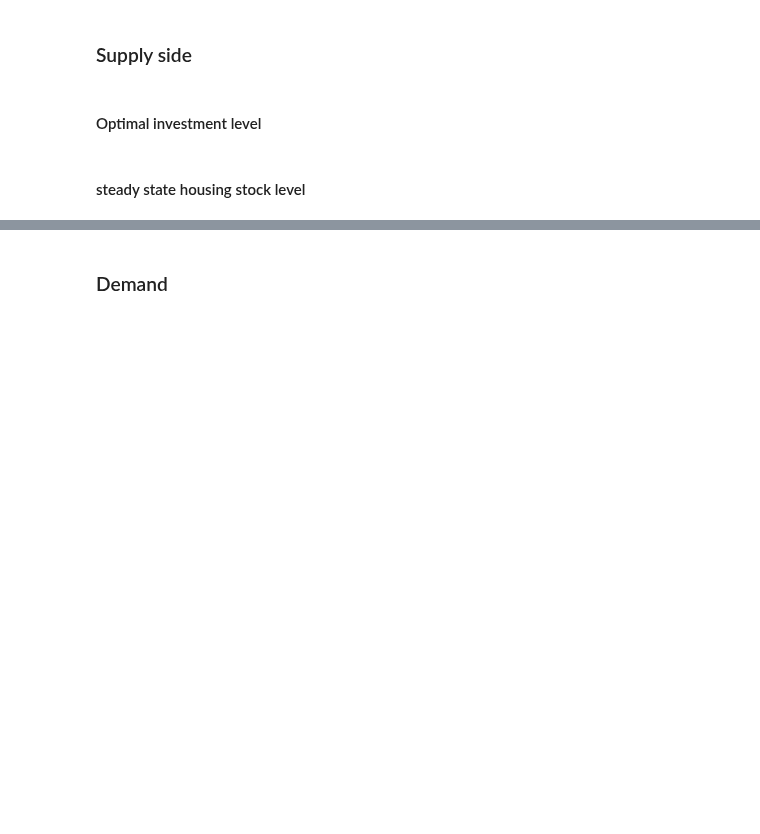
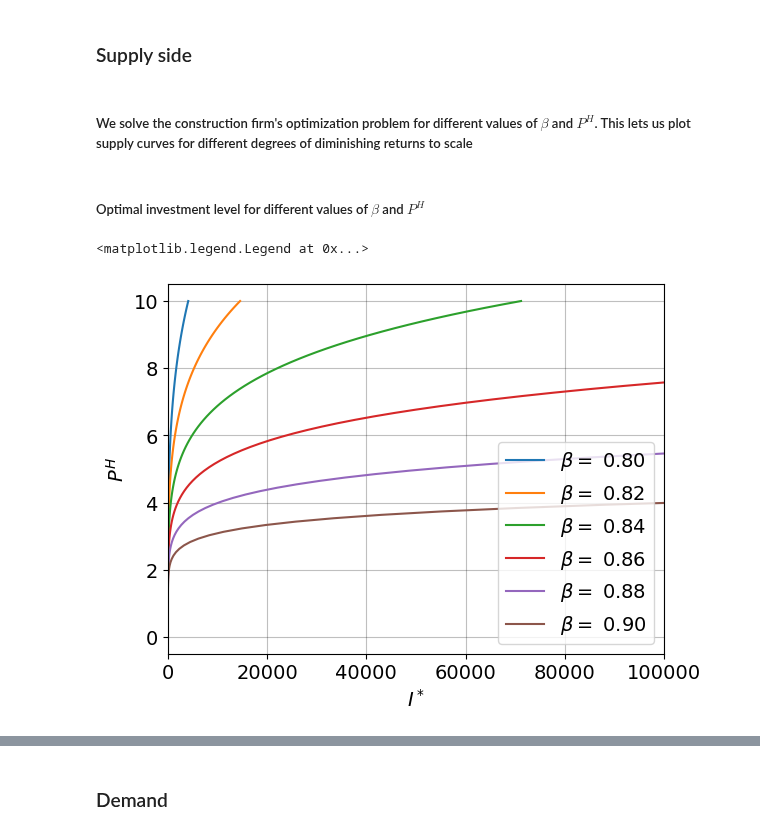
Before and after one commit to NumEconCopenhagen/projects-2023-vennerne, a Jupyter notebook: modelproject/modelproject.ipynb, the cells around one changed output, grey strips where cells are left out. Drawn from its saved outputs; the diff is of its cells as text; code cells hidden in the pictures; blank space fills up the shorter version.

```diff
--- a/modelproject/modelproject.ipynb
+++ b/modelproject/modelproject.ipynb
@@ -309,4 +370,6 @@ plt.show()
 ## Numerical solution
 # %% [markdown]
 ### Supply side
+# %% [markdown]
+##### We solve the construction firm's optimization problem for different values of $\beta$ and $P^H$. This lets us plot supply curves for different degrees of diminishing returns to scale
 # %%
@@ -326,35 +401,13 @@ print(pi)
-# %%
-def profit(I, PH, P, A, beta):
-    return PH*I - P*(I/A)**(1/beta)
-
-P = 1
-A = 1
-delta = 0.02
-
-# Define range of beta and PH values
-beta_values = np.linspace(0.8, 0.9, num=6)
-PH_values = np.linspace(1, 4, num=100)
-
-# Create an empty array to store the results
-I_opt_s = np.zeros((len(beta_values), len(PH_values)))
-H_opt_s = np.zeros((len(beta_values), len(PH_values)))
-
-# Loop over beta and PH values and solve the profit function
-for i, beta in enumerate(beta_values):
-    for j, PH in enumerate(PH_values):
-        result = optimize.minimize_scalar(lambda x: -profit(x,PH,P,A,beta), method='golden')
-        I = result.x
-        pi = profit(I,PH,P,A,beta)
-        I_opt_s[i,j] = I  # Store optimal investment level
-        H_opt_s[i,j] = I/delta  # Store steady state housing stock level
 # %% [markdown]
-#### Optimal investment level
+##### Optimal investment level for different values of $\beta$ and $P^H$
 # %%
 fig = plt.figure()
 for v, beta in enumerate(beta_values):
     plt.plot(I_opt_s[v,:],PH_values, label=r'$\beta=$ {:.2f}'.format(beta))
 plt.xlabel(r'$I^*$')
-plt.ylabel(r'$\frac{P^H}{P}$')
+plt.ylabel(r'$P^H$')
+plt.xlim(0, 100000)
 plt.legend()
+# %% [output]
+<matplotlib.legend.Legend at 0x...>
+[figure, added]
-# %% [markdown]
-#### steady state housing stock level
```
Also changed, not shown: parts of 28 cells of this notebook, 2 other files.
